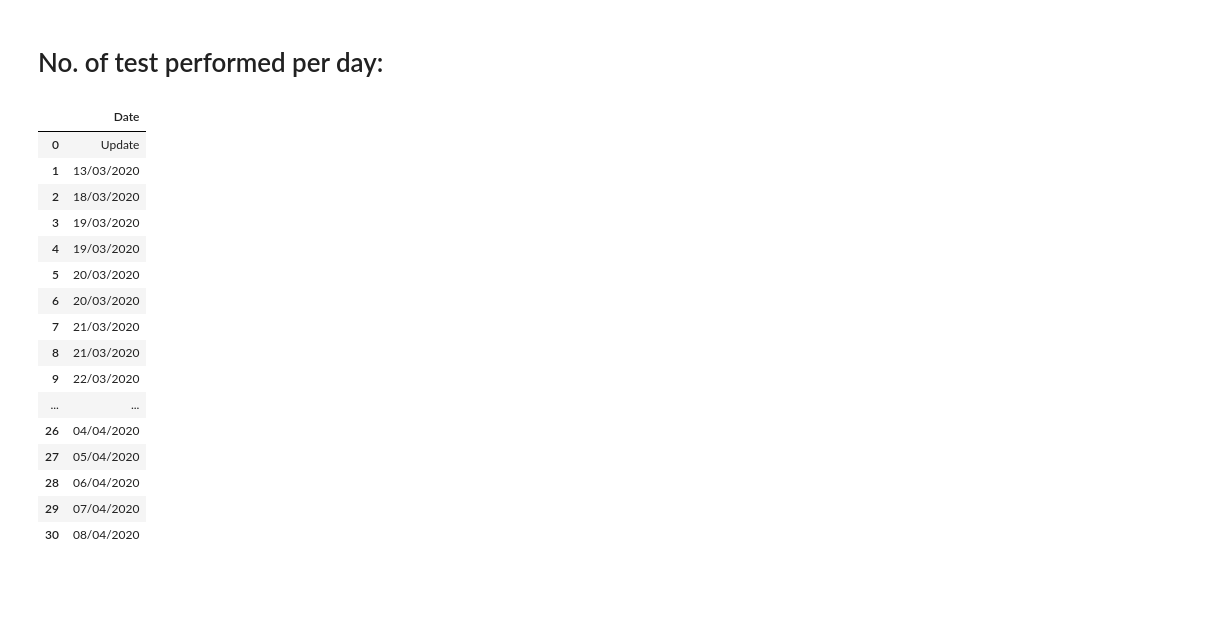
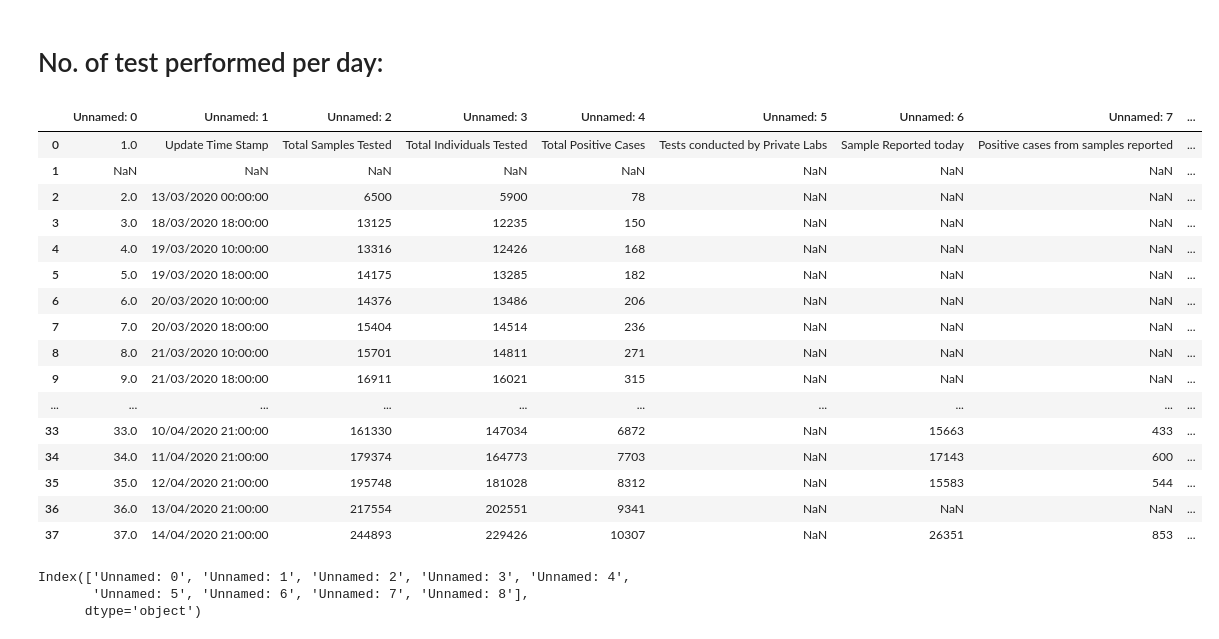
Before and after one commit to AVIJIT071993/COVID-19-INDIAN-TRACKER, a Jupyter notebook: COVID-19_INDIA.ipynb, the cells around one changed output. Saved outputs shown, nothing was run; the diff lists cells and outputs as text; code cells hidden in the pictures; blank space fills up the shorter version.

```diff
--- a/COVID-19_INDIA.ipynb
+++ b/COVID-19_INDIA.ipynb
@@ -54,3 +70,29 @@ df[5]
 # %% [markdown]
 # No. of test performed per day:
+# %%
+df[6]
+# %% [output]
+|  | Unnamed: 0 | Unnamed: 1 | Unnamed: 2 | Unnamed: 3 | Unnamed: 4 | Unnamed: 5 | Unnamed: 6 | Unnamed: 7 | ... |
+| 0 | 1.0 | Update Time Stamp | Total Samples Tested | Total Individuals Tested | Total Positive Cases | Tests conducted by Private Labs | Sample Reported today | Positive cases from samples reported | ... |
+| 1 | NaN | NaN | NaN | NaN | NaN | NaN | NaN | NaN | ... |
+| 2 | 2.0 | 13/03/2020 00:00:00 | 6500 | 5900 | 78 | NaN | NaN | NaN | ... |
+| 3 | 3.0 | 18/03/2020 18:00:00 | 13125 | 12235 | 150 | NaN | NaN | NaN | ... |
+| 4 | 4.0 | 19/03/2020 10:00:00 | 13316 | 12426 | 168 | NaN | NaN | NaN | ... |
+| 5 | 5.0 | 19/03/2020 18:00:00 | 14175 | 13285 | 182 | NaN | NaN | NaN | ... |
+| 6 | 6.0 | 20/03/2020 10:00:00 | 14376 | 13486 | 206 | NaN | NaN | NaN | ... |
+| 7 | 7.0 | 20/03/2020 18:00:00 | 15404 | 14514 | 236 | NaN | NaN | NaN | ... |
+| 8 | 8.0 | 21/03/2020 10:00:00 | 15701 | 14811 | 271 | NaN | NaN | NaN | ... |
+| 9 | 9.0 | 21/03/2020 18:00:00 | 16911 | 16021 | 315 | NaN | NaN | NaN | ... |
+| ... | ... | ... | ... | ... | ... | ... | ... | ... | ... |
+| 33 | 33.0 | 10/04/2020 21:00:00 | 161330 | 147034 | 6872 | NaN | 15663 | 433 | ... |
+| 34 | 34.0 | 11/04/2020 21:00:00 | 179374 | 164773 | 7703 | NaN | 17143 | 600 | ... |
+| 35 | 35.0 | 12/04/2020 21:00:00 | 195748 | 181028 | 8312 | NaN | 15583 | 544 | ... |
+| 36 | 36.0 | 13/04/2020 21:00:00 | 217554 | 202551 | 9341 | NaN | NaN | NaN | ... |
+| 37 | 37.0 | 14/04/2020 21:00:00 | 244893 | 229426 | 10307 | NaN | 26351 | 853 | ... |
+# %%
+df[6].columns
+# %% [output]
+Index(['Unnamed: 0', 'Unnamed: 1', 'Unnamed: 2', 'Unnamed: 3', 'Unnamed: 4',
+       'Unnamed: 5', 'Unnamed: 6', 'Unnamed: 7', 'Unnamed: 8'],
+      dtype='object')
 # %%
@@ -65,23 +107,4 @@ for i in df[10]["Unnamed: 1"]:
 # %%
 z=dict(Date=x)
 y=pd.DataFrame(z,index=None)
-y
-# %% [output]
-|  | Date |
-| 0 | Update |
-| 1 | 13/03/2020 |
-| 2 | 18/03/2020 |
-| 3 | 19/03/2020 |
-| 4 | 19/03/2020 |
-| 5 | 20/03/2020 |
-| 6 | 20/03/2020 |
-| 7 | 21/03/2020 |
-| 8 | 21/03/2020 |
-| 9 | 22/03/2020 |
-| ... | ... |
-| 26 | 04/04/2020 |
-| 27 | 05/04/2020 |
-| 28 | 06/04/2020 |
-| 29 | 07/04/2020 |
-| 30 | 08/04/2020 |
 # %%
```
Also changed, not shown: parts of 9 cells of this notebook, 4 other files.
